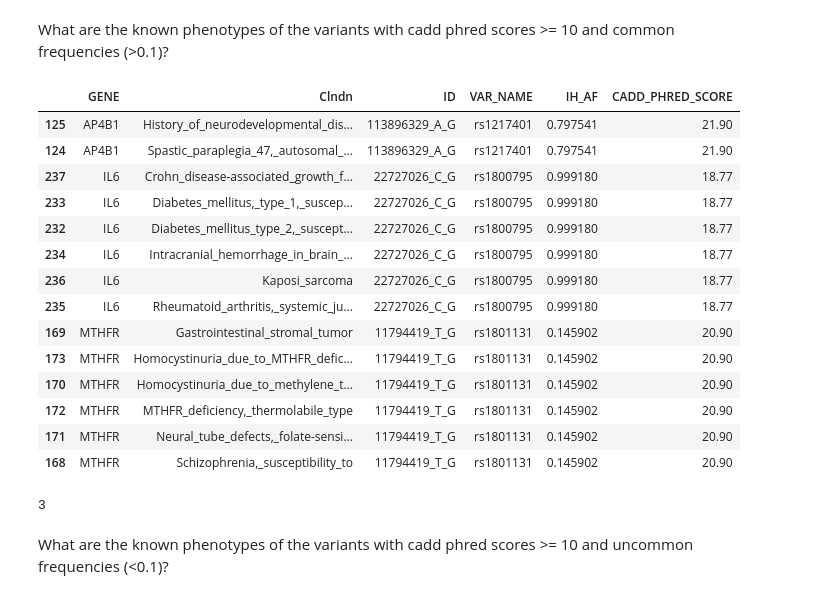
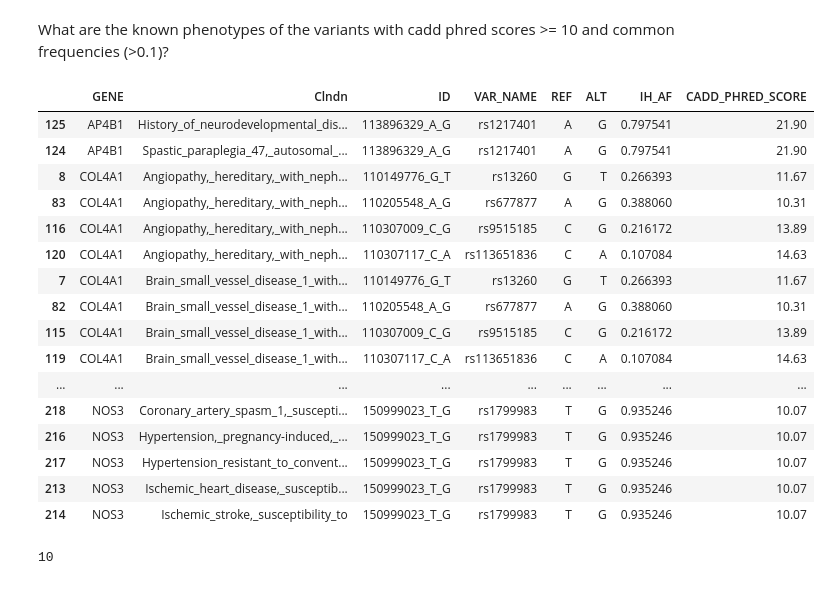
Before and after one commit to MeganHolborn/Genetic_data_analysis, a Jupyter notebook: Notebooks/Analysis_and_Visualisation/6-Variant_disease_phenotypes.ipynb, the cells around one changed output. Drawn from its saved outputs; the diff is of its cells as text; code cells hidden in the pictures.

```diff
--- a/Notebooks/Analysis_and_Visualisation/6-Variant_disease_phenotypes.ipynb
+++ b/Notebooks/Analysis_and_Visualisation/6-Variant_disease_phenotypes.ipynb
@@ -262,29 +282,29 @@ What are the known phenotypes of the variants with cadd phred scores >= 10 and c
 # %%
 # Display common variants, and their associated clinical disease phenotype
 
-common_deleterious_variants_with_known_phenotype = deleterious_variants_with_known_phenotype[deleterious_variants_with_known_phenotype.IH_AF >= 0.1][['GENE','Clndn','ID','VAR_NAME','IH_AF','CADD_PHRED_SCORE']].sort_values(by=['GENE','Clndn','ID'], ascending=True)
+common_deleterious_variants_with_known_phenotype = deleterious_variants_with_known_phenotype[deleterious_variants_with_known_phenotype.IH_AF >= 0.1][['GENE','Clndn','ID','VAR_NAME','REF','ALT','IH_AF','CADD_PHRED_SCORE']].sort_values(by=['GENE','Clndn','ID'], ascending=True)
 common_deleterious_variants_with_known_phenotype
 # %% [output]
-|  | GENE | Clndn | ID | VAR_NAME | IH_AF | CADD_PHRED_SCORE |
-| 125 | AP4B1 | History_of_neurodevelopmental_dis... | 113896329_A_G | rs1217401 | 0.797541 | 21.90 |
-| 124 | AP4B1 | Spastic_paraplegia_47,_autosomal_... | 113896329_A_G | rs1217401 | 0.797541 | 21.90 |
-| 237 | IL6 | Crohn_disease-associated_growth_f... | 22727026_C_G | rs1800795 | 0.999180 | 18.77 |
-| 233 | IL6 | Diabetes_mellitus,_type_1,_suscep... | 22727026_C_G | rs1800795 | 0.999180 | 18.77 |
-| 232 | IL6 | Diabetes_mellitus_type_2,_suscept... | 22727026_C_G | rs1800795 | 0.999180 | 18.77 |
-| 234 | IL6 | Intracranial_hemorrhage_in_brain_... | 22727026_C_G | rs1800795 | 0.999180 | 18.77 |
-| 236 | IL6 | Kaposi_sarcoma | 22727026_C_G | rs1800795 | 0.999180 | 18.77 |
-| 235 | IL6 | Rheumatoid_arthritis,_systemic_ju... | 22727026_C_G | rs1800795 | 0.999180 | 18.77 |
-| 169 | MTHFR | Gastrointestinal_stromal_tumor | 11794419_T_G | rs1801131 | 0.145902 | 20.90 |
-| 173 | MTHFR | Homocystinuria_due_to_MTHFR_defic... | 11794419_T_G | rs1801131 | 0.145902 | 20.90 |
-| 170 | MTHFR | Homocystinuria_due_to_methylene_t... | 11794419_T_G | rs1801131 | 0.145902 | 20.90 |
-| 172 | MTHFR | MTHFR_deficiency,_thermolabile_type | 11794419_T_G | rs1801131 | 0.145902 | 20.90 |
-| 171 | MTHFR | Neural_tube_defects,_folate-sensi... | 11794419_T_G | rs1801131 | 0.145902 | 20.90 |
-| 168 | MTHFR | Schizophrenia,_susceptibility_to | 11794419_T_G | rs1801131 | 0.145902 | 20.90 |
+|  | GENE | Clndn | ID | VAR_NAME | REF | ALT | IH_AF | CADD_PHRED_SCORE |
+| 125 | AP4B1 | History_of_neurodevelopmental_dis... | 113896329_A_G | rs1217401 | A | G | 0.797541 | 21.90 |
+| 124 | AP4B1 | Spastic_paraplegia_47,_autosomal_... | 113896329_A_G | rs1217401 | A | G | 0.797541 | 21.90 |
+| 8 | COL4A1 | Angiopathy,_hereditary,_with_neph... | 110149776_G_T | rs13260 | G | T | 0.266393 | 11.67 |
+| 83 | COL4A1 | Angiopathy,_hereditary,_with_neph... | 110205548_A_G | rs677877 | A | G | 0.388060 | 10.31 |
+| 116 | COL4A1 | Angiopathy,_hereditary,_with_neph... | 110307009_C_G | rs9515185 | C | G | 0.216172 | 13.89 |
+| 120 | COL4A1 | Angiopathy,_hereditary,_with_neph... | 110307117_C_A | rs113651836 | C | A | 0.107084 | 14.63 |
+| 7 | COL4A1 | Brain_small_vessel_disease_1_with... | 110149776_G_T | rs13260 | G | T | 0.266393 | 11.67 |
+| 82 | COL4A1 | Brain_small_vessel_disease_1_with... | 110205548_A_G | rs677877 | A | G | 0.388060 | 10.31 |
+| 115 | COL4A1 | Brain_small_vessel_disease_1_with... | 110307009_C_G | rs9515185 | C | G | 0.216172 | 13.89 |
+| 119 | COL4A1 | Brain_small_vessel_disease_1_with... | 110307117_C_A | rs113651836 | C | A | 0.107084 | 14.63 |
+| ... | ... | ... | ... | ... | ... | ... | ... | ... |
+| 218 | NOS3 | Coronary_artery_spasm_1,_suscepti... | 150999023_T_G | rs1799983 | T | G | 0.935246 | 10.07 |
+| 216 | NOS3 | Hypertension,_pregnancy-induced,_... | 150999023_T_G | rs1799983 | T | G | 0.935246 | 10.07 |
+| 217 | NOS3 | Hypertension_resistant_to_convent... | 150999023_T_G | rs1799983 | T | G | 0.935246 | 10.07 |
+| 213 | NOS3 | Ischemic_heart_disease,_susceptib... | 150999023_T_G | rs1799983 | T | G | 0.935246 | 10.07 |
+| 214 | NOS3 | Ischemic_stroke,_susceptibility_to | 150999023_T_G | rs1799983 | T | G | 0.935246 | 10.07 |
 # %%
 # Count the number of variants with known phenotypes, CADD >=10 and that are common
 
 common_deleterious_variants_with_known_phenotype.ID.nunique()
 # %% [output]
-3
+10
-# %% [markdown]
-What are the known phenotypes of the variants with cadd phred scores >= 10 and uncommon frequencies (<0.1)?
```
Also changed, not shown: parts of 11 cells of this notebook.
